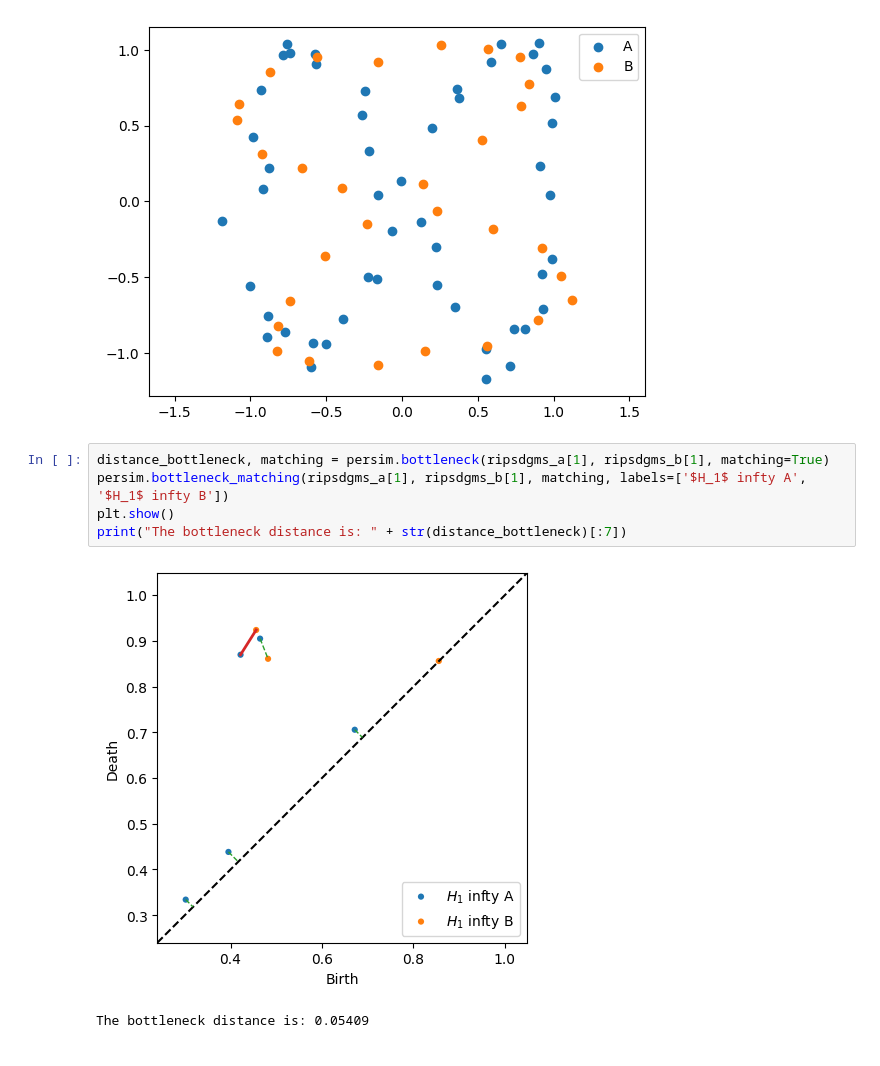
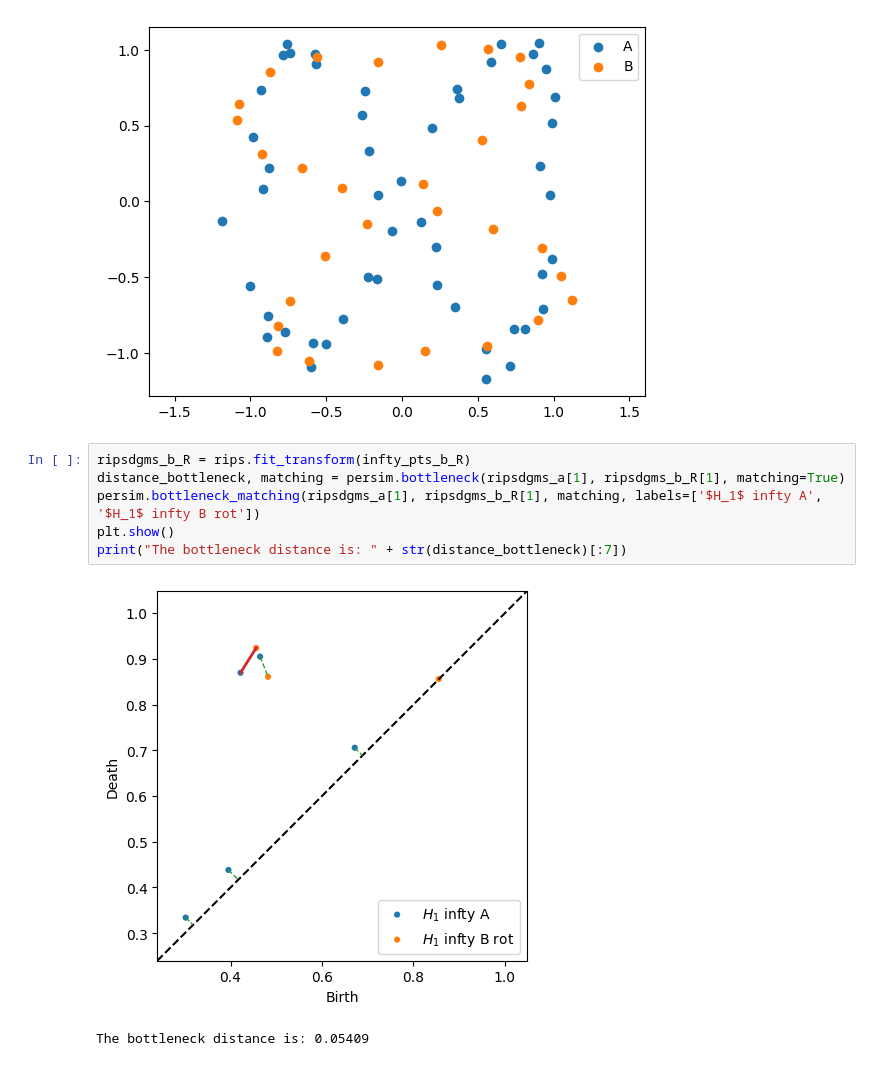
Before and after one commit to atorras1618/Miscellaneous-TDA-notebooks, a Jupyter notebook: Brief_Introduction_to_Persistent_Homology_using_scikit_tda.ipynb, the cells around one changed output. Cells and saved outputs as stored; diff of their text form.

```diff
--- a/Brief_Introduction_to_Persistent_Homology_using_scikit_tda.ipynb
+++ b/Brief_Introduction_to_Persistent_Homology_using_scikit_tda.ipynb
@@ -230,10 +230,11 @@ plt.show()
 # %% [output]
 [figure]
 # %%
-distance_bottleneck, matching = persim.bottleneck(ripsdgms_a[1], ripsdgms_b[1], matching=True)
-persim.bottleneck_matching(ripsdgms_a[1], ripsdgms_b[1], matching, labels=['$H_1$ infty A', '$H_1$ infty B'])
+ripsdgms_b_R = rips.fit_transform(infty_pts_b_R)
+distance_bottleneck, matching = persim.bottleneck(ripsdgms_a[1], ripsdgms_b_R[1], matching=True)
+persim.bottleneck_matching(ripsdgms_a[1], ripsdgms_b_R[1], matching, labels=['$H_1$ infty A', '$H_1$ infty B rot'])
 plt.show()
 print("The bottleneck distance is: " + str(distance_bottleneck)[:7])
 # %% [output]
-[figure, old version]
+[figure, new version]
 The bottleneck distance is: 0.05409
```
Also changed, not shown: parts of 7 cells of this notebook.
